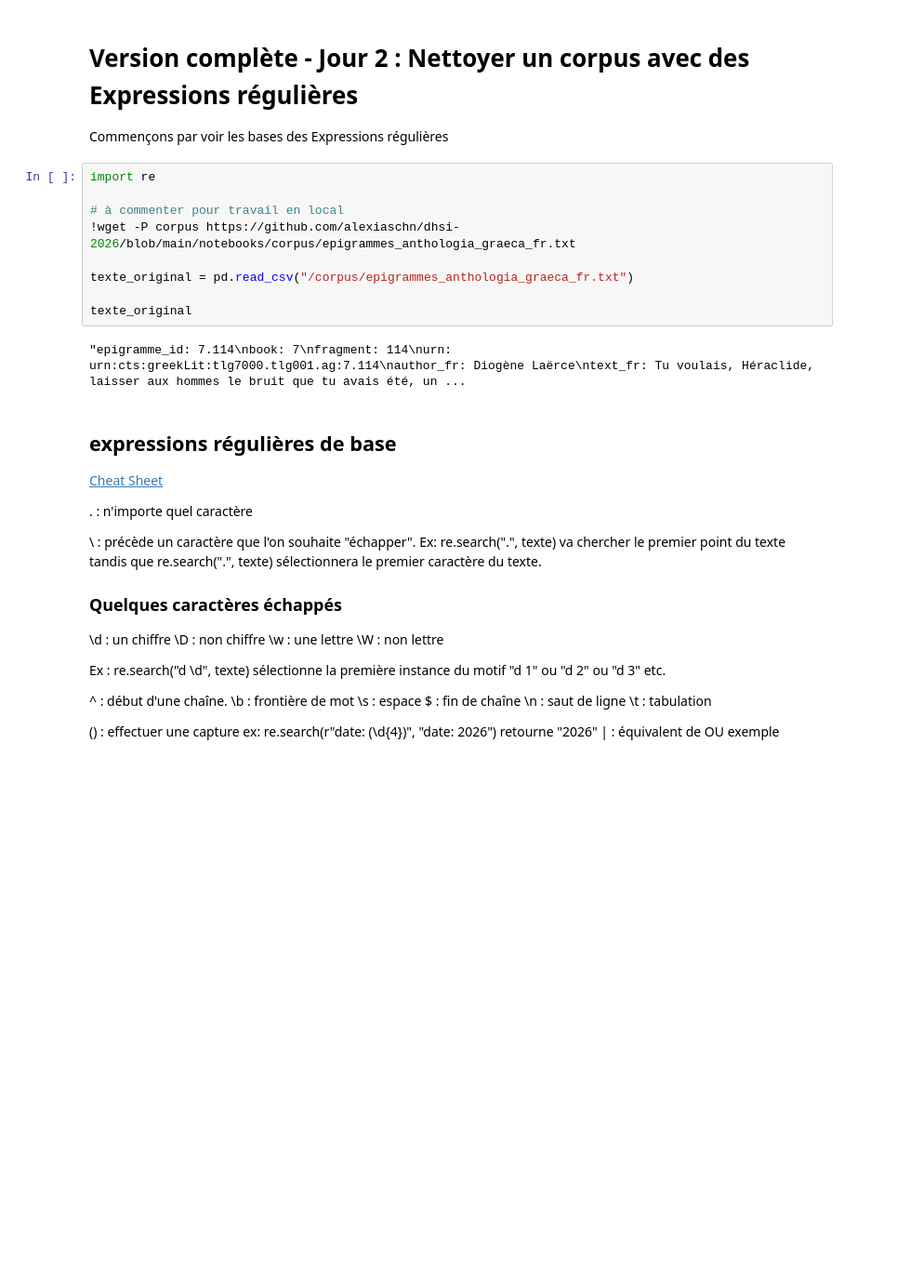
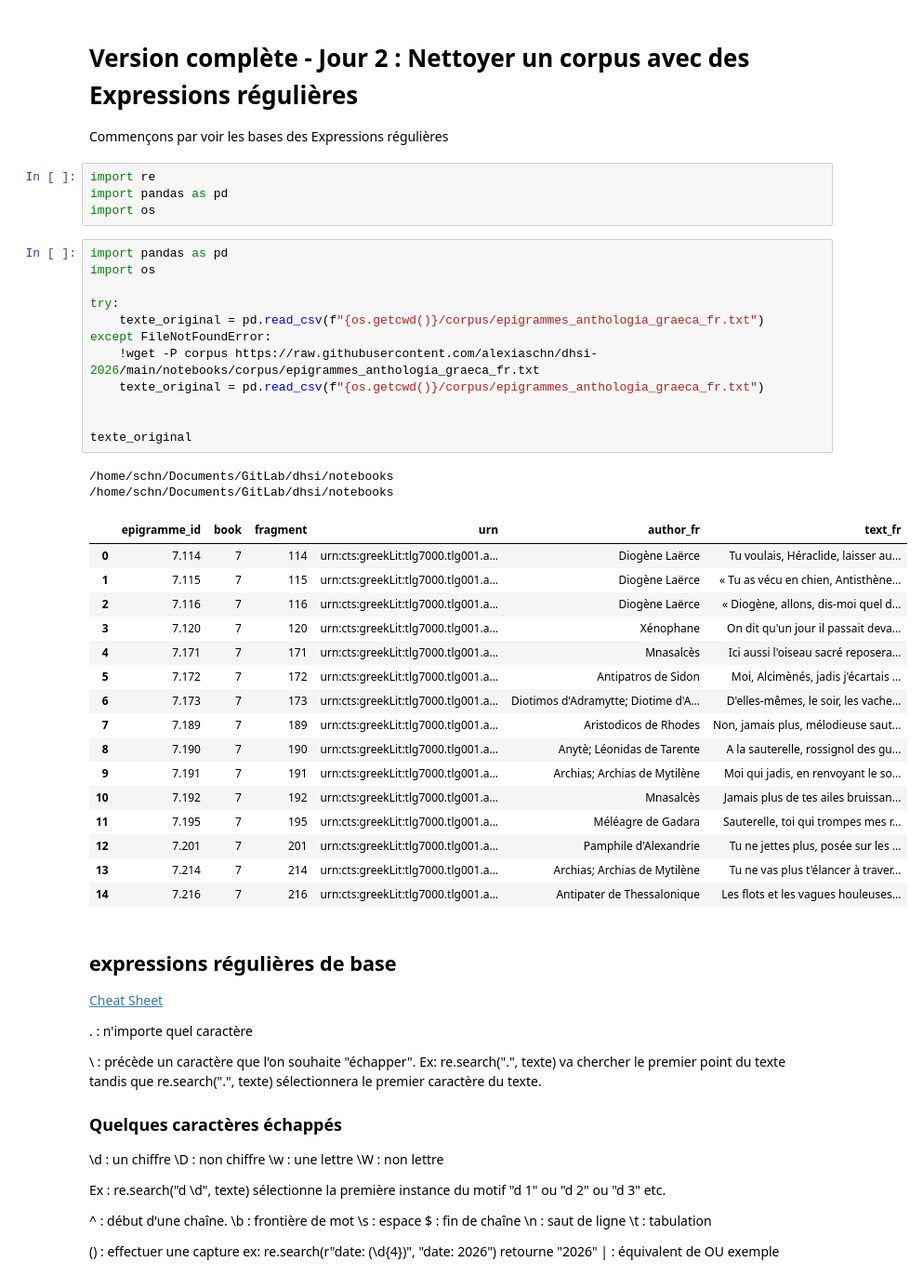
Before and after one commit to alexiaschn/dhsi-2026, a Jupyter notebook: notebooks/jour2_regex_complet.ipynb, the cells around one changed output. Shown at 93% size. Cells and saved outputs as stored; diff of their text form; blank space fills up the shorter version.

Commit message:
corr import files

```diff
--- a/notebooks/jour2_regex_complet.ipynb
+++ b/notebooks/jour2_regex_complet.ipynb
@@ -2,17 +2,41 @@
 # Version complète - Jour 2 : Nettoyer un corpus avec des Expressions régulières
 
 Commençons par voir les bases des Expressions régulières
+# %%
+import re
+import pandas as pd
+import os
 # %%
-import re
+import pandas as pd
+import os
 
-# à commenter pour travail en local
-!wget -P corpus https://github.com/alexiaschn/dhsi-2026/blob/main/notebooks/corpus/epigrammes_anthologia_graeca_fr.txt
+try:
+    texte_original = pd.read_csv(f"{os.getcwd()}/corpus/epigrammes_anthologia_graeca_fr.txt")
+except FileNotFoundError:
+    !wget -P corpus https://raw.githubusercontent.com/alexiaschn/dhsi-2026/main/notebooks/corpus/epigrammes_anthologia_graeca_fr.txt
+    texte_original = pd.read_csv(f"{os.getcwd()}/corpus/epigrammes_anthologia_graeca_fr.txt")
 
-texte_original = pd.read_csv("/corpus/epigrammes_anthologia_graeca_fr.txt")
 
 texte_original
 # %% [output]
-"epigramme_id: 7.114\nbook: 7\nfragment: 114\nurn: urn:cts:greekLit:tlg7000.tlg001.ag:7.114\nauthor_fr: Diogène Laërce\ntext_fr: Tu voulais, Héraclide, laisser aux hommes le bruit que tu avais été, un ...
+/home/schn/Documents/GitLab/dhsi/notebooks
+/home/schn/Documents/GitLab/dhsi/notebooks
+|  | epigramme_id | book | fragment | urn | author_fr | text_fr |
+| 0 | 7.114 | 7 | 114 | urn:cts:greekLit:tlg7000.tlg001.a... | Diogène Laërce | Tu voulais, Héraclide, laisser au... |
+| 1 | 7.115 | 7 | 115 | urn:cts:greekLit:tlg7000.tlg001.a... | Diogène Laërce | « Tu as vécu en chien, Antisthène... |
+| 2 | 7.116 | 7 | 116 | urn:cts:greekLit:tlg7000.tlg001.a... | Diogène Laërce | « Diogène, allons, dis-moi quel d... |
+| 3 | 7.120 | 7 | 120 | urn:cts:greekLit:tlg7000.tlg001.a... | Xénophane | On dit qu'un jour il passait deva... |
+| 4 | 7.171 | 7 | 171 | urn:cts:greekLit:tlg7000.tlg001.a... | Mnasalcès | Ici aussi l'oiseau sacré reposera... |
+| 5 | 7.172 | 7 | 172 | urn:cts:greekLit:tlg7000.tlg001.a... | Antipatros de Sidon | Moi, Alcimènés, jadis j'écartais ... |
+| 6 | 7.173 | 7 | 173 | urn:cts:greekLit:tlg7000.tlg001.a... | Diotimos d'Adramytte; Diotime d'A... | D'elles-mêmes, le soir, les vache... |
+| 7 | 7.189 | 7 | 189 | urn:cts:greekLit:tlg7000.tlg001.a... | Aristodicos de Rhodes | Non, jamais plus, mélodieuse saut... |
+| 8 | 7.190 | 7 | 190 | urn:cts:greekLit:tlg7000.tlg001.a... | Anytè; Léonidas de Tarente | A la sauterelle, rossignol des gu... |
+| 9 | 7.191 | 7 | 191 | urn:cts:greekLit:tlg7000.tlg001.a... | Archias; Archias de Mytilène | Moi qui jadis, en renvoyant le so... |
+| 10 | 7.192 | 7 | 192 | urn:cts:greekLit:tlg7000.tlg001.a... | Mnasalcès | Jamais plus de tes ailes bruissan... |
+| 11 | 7.195 | 7 | 195 | urn:cts:greekLit:tlg7000.tlg001.a... | Méléagre de Gadara | Sauterelle, toi qui trompes mes r... |
+| 12 | 7.201 | 7 | 201 | urn:cts:greekLit:tlg7000.tlg001.a... | Pamphile d'Alexandrie | Tu ne jettes plus, posée sur les ... |
+| 13 | 7.214 | 7 | 214 | urn:cts:greekLit:tlg7000.tlg001.a... | Archias; Archias de Mytilène | Tu ne vas plus t'élancer à traver... |
+| 14 | 7.216 | 7 | 216 | urn:cts:greekLit:tlg7000.tlg001.a... | Antipater de Thessalonique | Les flots et les vagues houleuses... |
 # %% [markdown]
 ## expressions régulières de base
 
```
Also changed, not shown: 5 other files.
